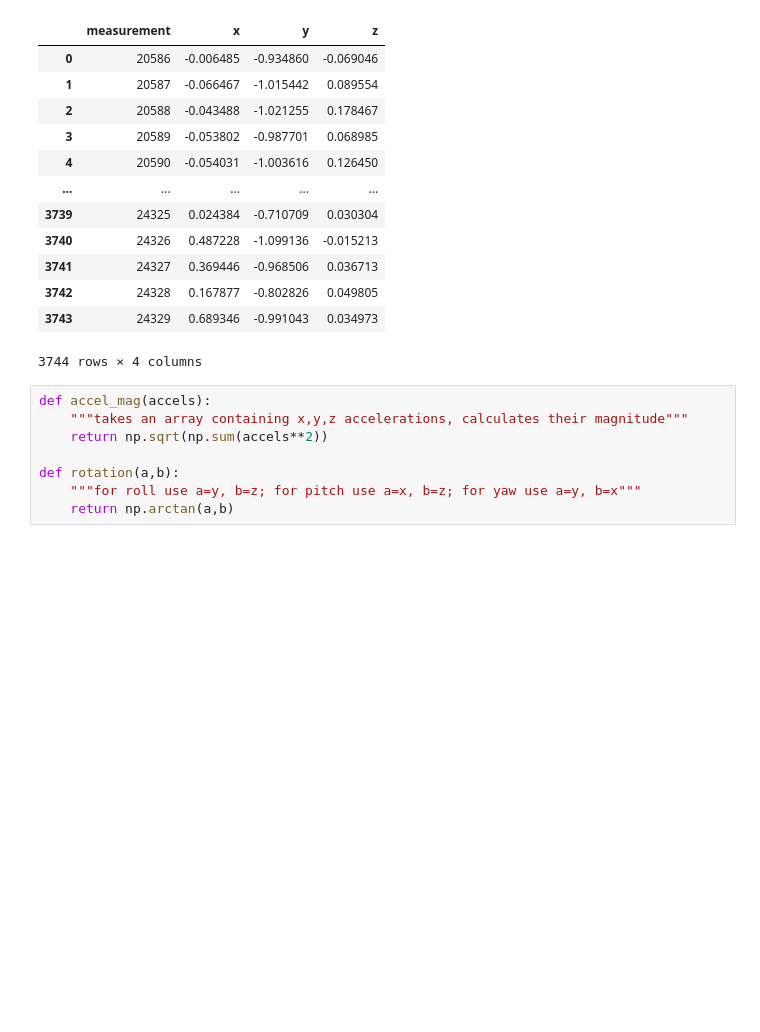
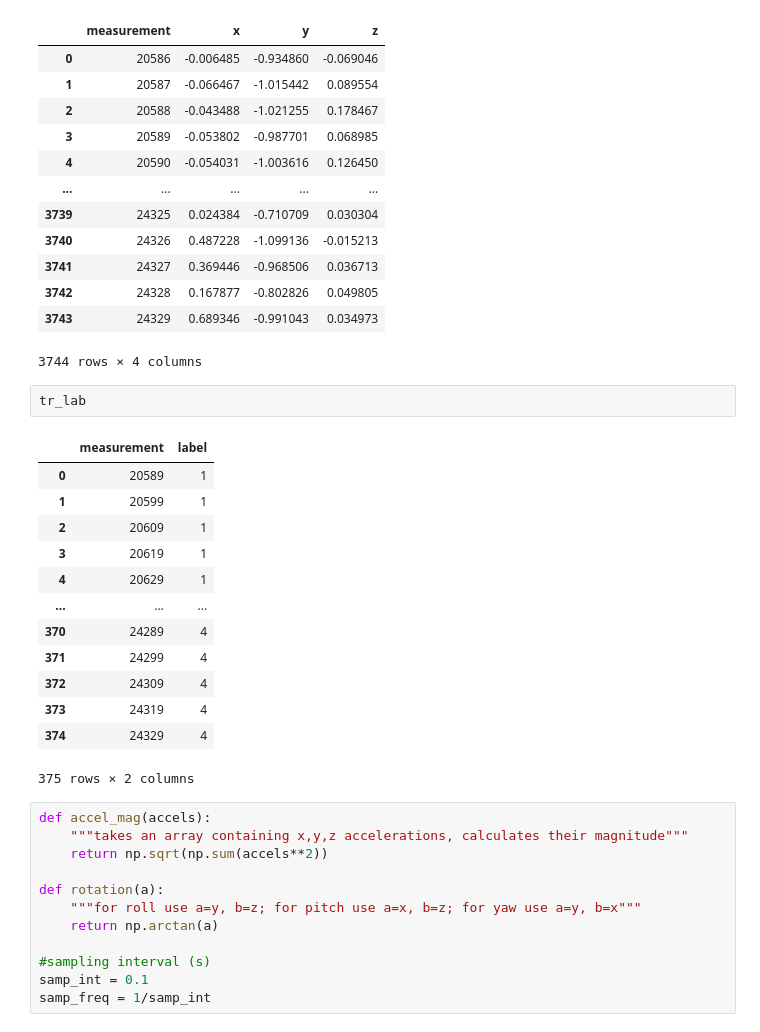
Before and after one commit to jmalisano/Using_Python_for_Research, a Jupyter notebook: Final Assignment/ActivityTracker_RandomForestClassifier.ipynb, the cells around one changed output. Drawn from its saved outputs; the diff is of its cells as text; blank space fills up the shorter version.

```diff
--- a/Final Assignment/ActivityTracker_RandomForestClassifier.ipynb
+++ b/Final Assignment/ActivityTracker_RandomForestClassifier.ipynb
@@ -42,14 +43,34 @@ tr_time
 | 3742 | 24328 | 0.167877 | -0.802826 | 0.049805 |
 | 3743 | 24329 | 0.689346 | -0.991043 | 0.034973 |
 3744 rows × 4 columns
+# %%
+tr_lab
+# %% [output]
+|  | measurement | label |
+| 0 | 20589 | 1 |
+| 1 | 20599 | 1 |
+| 2 | 20609 | 1 |
+| 3 | 20619 | 1 |
+| 4 | 20629 | 1 |
+| ... | ... | ... |
+| 370 | 24289 | 4 |
+| 371 | 24299 | 4 |
+| 372 | 24309 | 4 |
+| 373 | 24319 | 4 |
+| 374 | 24329 | 4 |
+375 rows × 2 columns
 # %%
 def accel_mag(accels):
     """takes an array containing x,y,z accelerations, calculates their magnitude"""
     return np.sqrt(np.sum(accels**2))
 
-def rotation(a,b):
+def rotation(a):
     """for roll use a=y, b=z; for pitch use a=x, b=z; for yaw use a=y, b=x"""
-    return np.arctan(a,b)
+    return np.arctan(a)
+
+#sampling interval (s)
+samp_int = 0.1
+samp_freq = 1/samp_int
 # %%
 #if the above doesn't work aggregate the x's, the y's, the z's togehter - maybe use a sum or mean? then use x, y,z as input X for machine learning
 start = timeit.default_timer()
```
Also changed, not shown: parts of 7 cells of this notebook, 1 other file.
